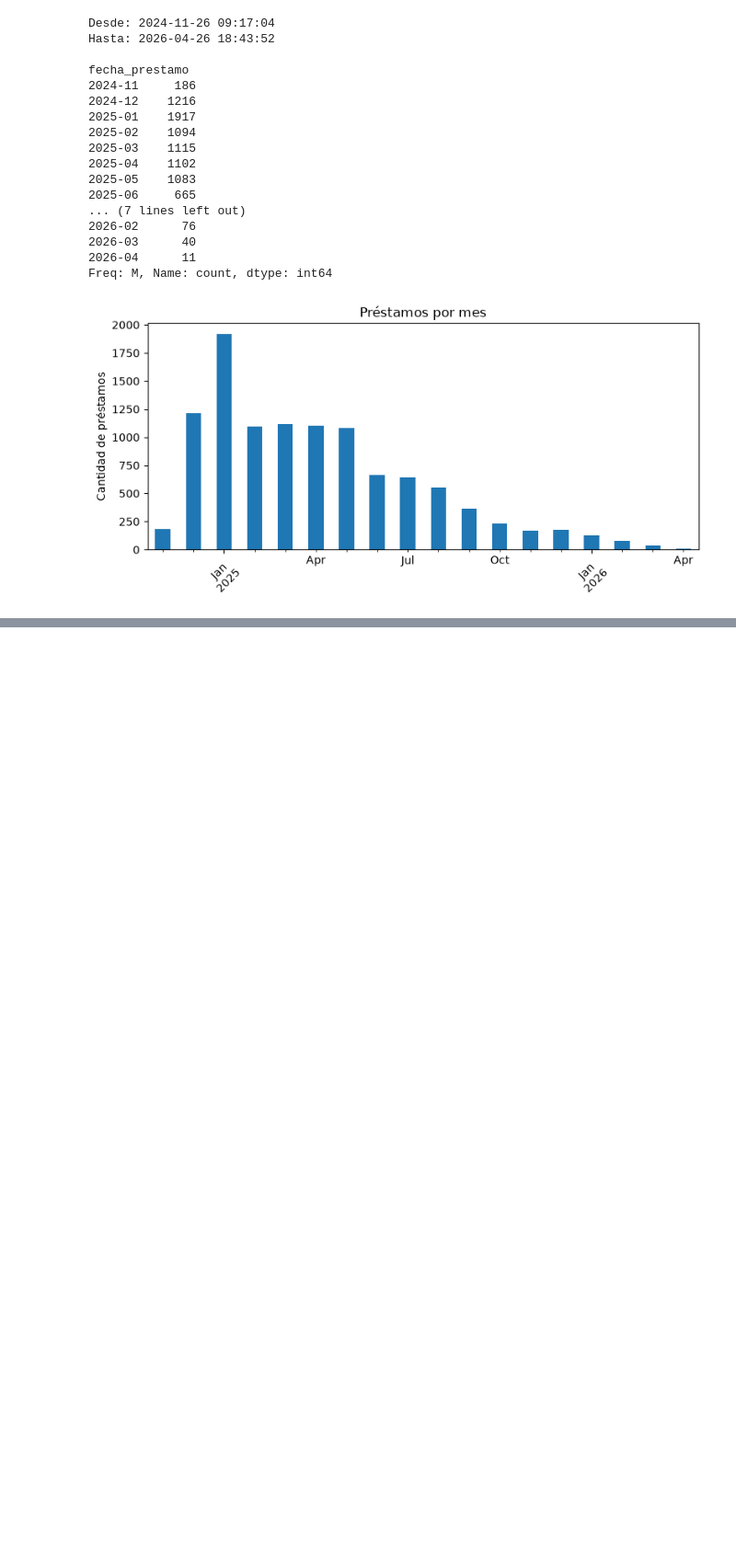
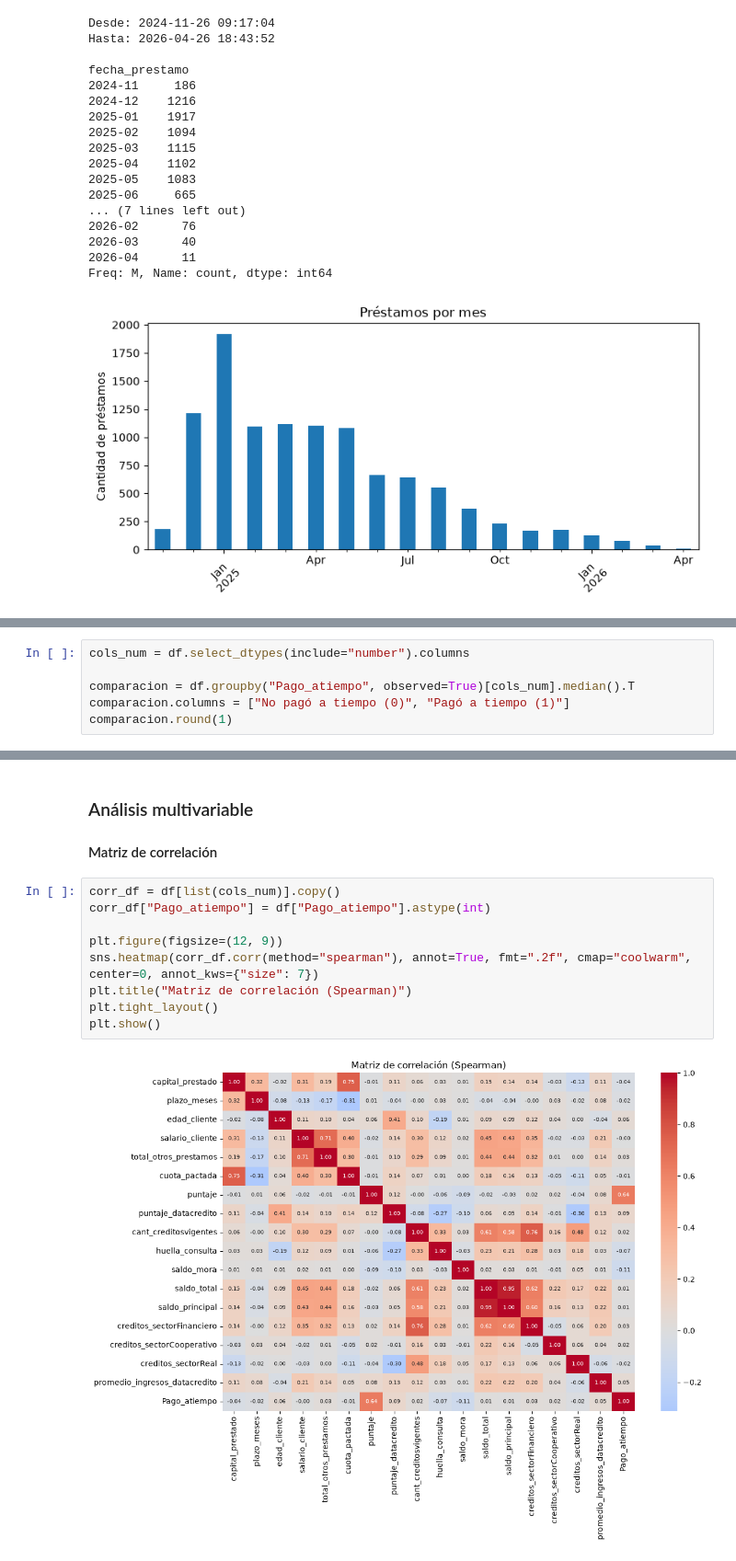
Before and after one commit to CarolinaLondono/mlops_repo_clondo-o, a Jupyter notebook: mlops_pipeline/comprension_eda.ipynb, the cells around one changed output, grey strips where cells are left out. Shown at 92% size. Saved outputs shown, nothing was run; the diff lists cells and outputs as text; blank space fills up the shorter version.

Commit message:
EDA completo: bivariable, multivariable y conclusiones

```diff
--- a/mlops_pipeline/comprension_eda.ipynb
+++ b/mlops_pipeline/comprension_eda.ipynb
@@ -746,0 +750,6 @@ Freq: M, Name: count, dtype: int64
+# %%
+cols_num = df.select_dtypes(include="number").columns
+
+comparacion = df.groupby("Pago_atiempo", observed=True)[cols_num].median().T
+comparacion.columns = ["No pagó a tiempo (0)", "Pagó a tiempo (1)"]
+comparacion.round(1)
@@ -746,0 +857,15 @@ Freq: M, Name: count, dtype: int64
+# %% [markdown]
+### Análisis multivariable
+
+#### Matriz de correlación
+# %%
+corr_df = df[list(cols_num)].copy()
+corr_df["Pago_atiempo"] = df["Pago_atiempo"].astype(int)
+
+plt.figure(figsize=(12, 9))
+sns.heatmap(corr_df.corr(method="spearman"), annot=True, fmt=".2f", cmap="coolwarm", center=0, annot_kws={"size": 7})
+plt.title("Matriz de correlación (Spearman)")
+plt.tight_layout()
+plt.show()
+# %% [output]
+[figure, added]
```
Also changed, not shown: parts of 9 cells of this notebook.
